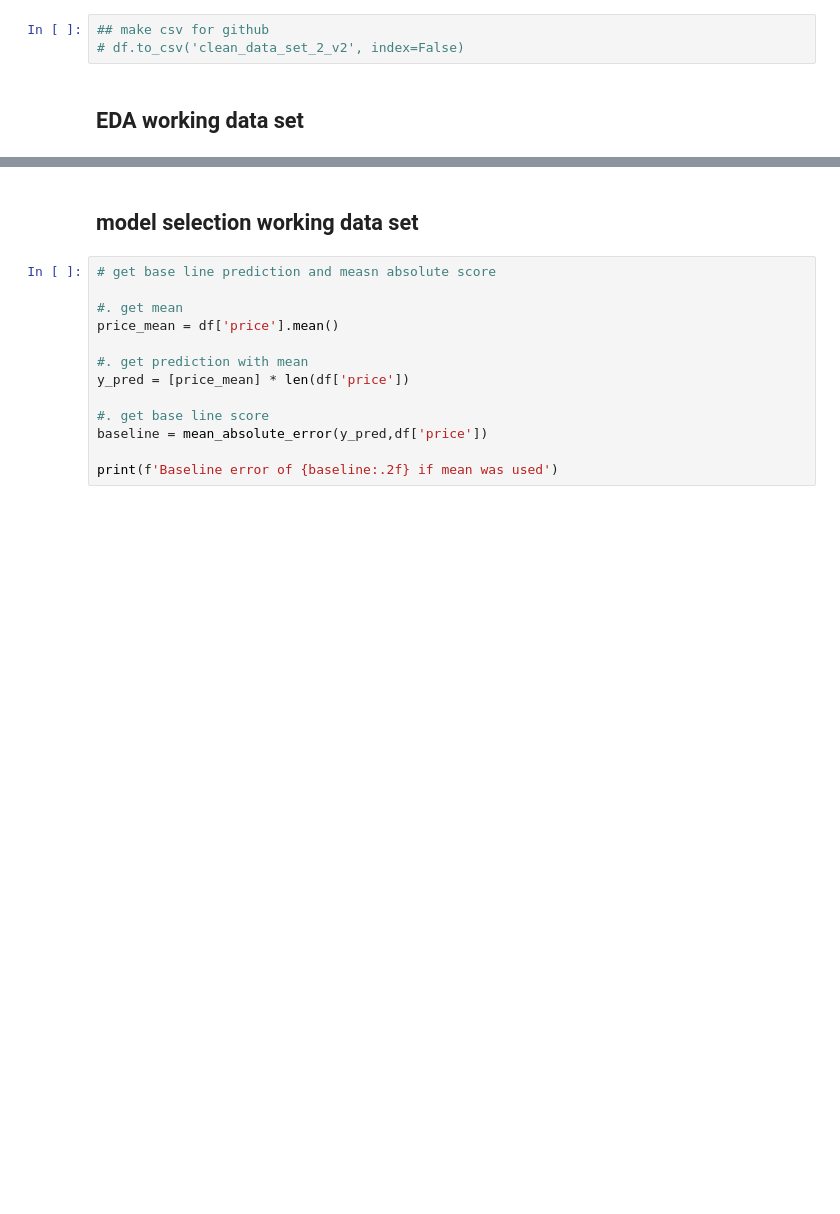
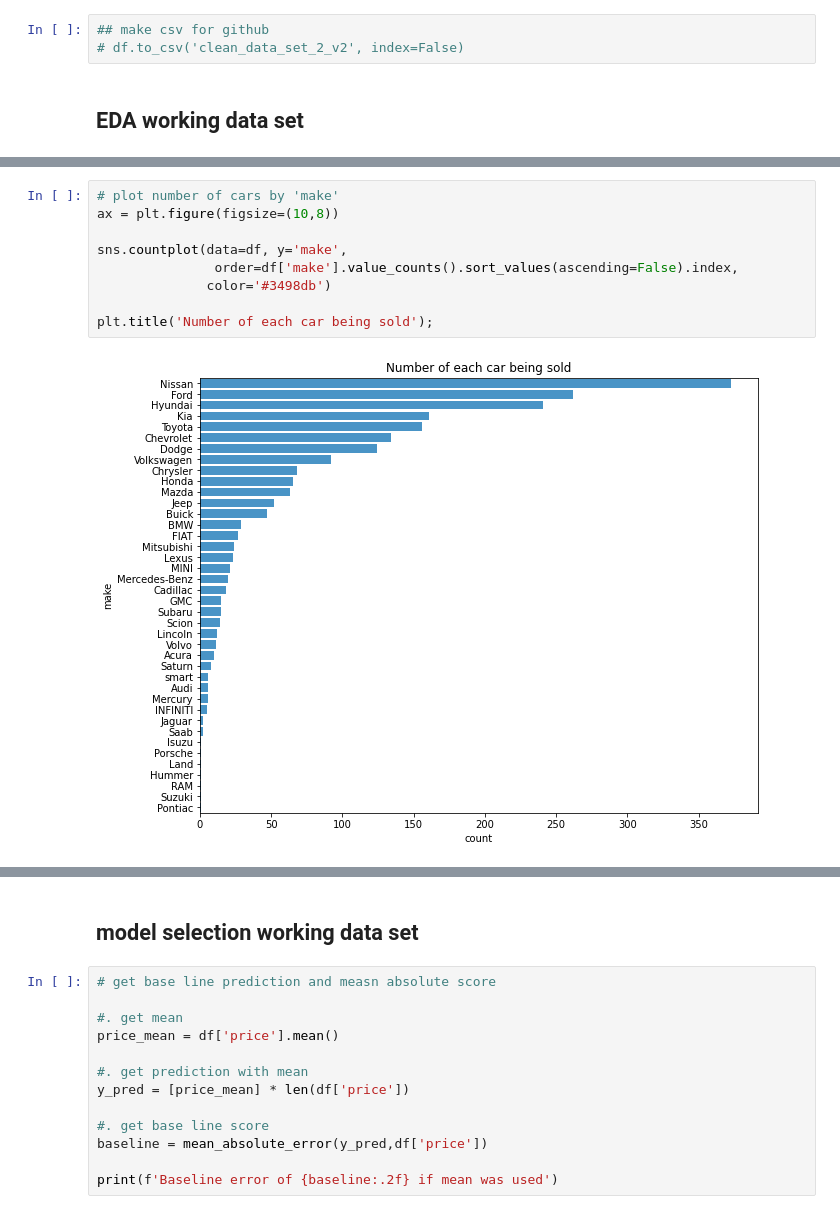
Before and after one commit to Terrencebosco/Build_week_2, a Jupyter notebook: build_week_2_(working).ipynb, the cells around one changed output, grey strips where cells are left out. Drawn from its saved outputs; the diff is of its cells as text; blank space fills up the shorter version.

```diff
--- a/build_week_2_(working).ipynb
+++ b/build_week_2_(working).ipynb
@@ -299,0 +310,11 @@ sns.jointplot(x="price", y="mileage", data=df, kind='reg',joint_kws={'line_kws':
+# %%
+# plot number of cars by 'make'
+ax = plt.figure(figsize=(10,8))
+
+sns.countplot(data=df, y='make',
+               order=df['make'].value_counts().sort_values(ascending=False).index,
+              color='#3498db')
+
+plt.title('Number of each car being sold');
+# %% [output]
+[figure, added]
```
Also changed, not shown: parts of 14 cells of this notebook.
